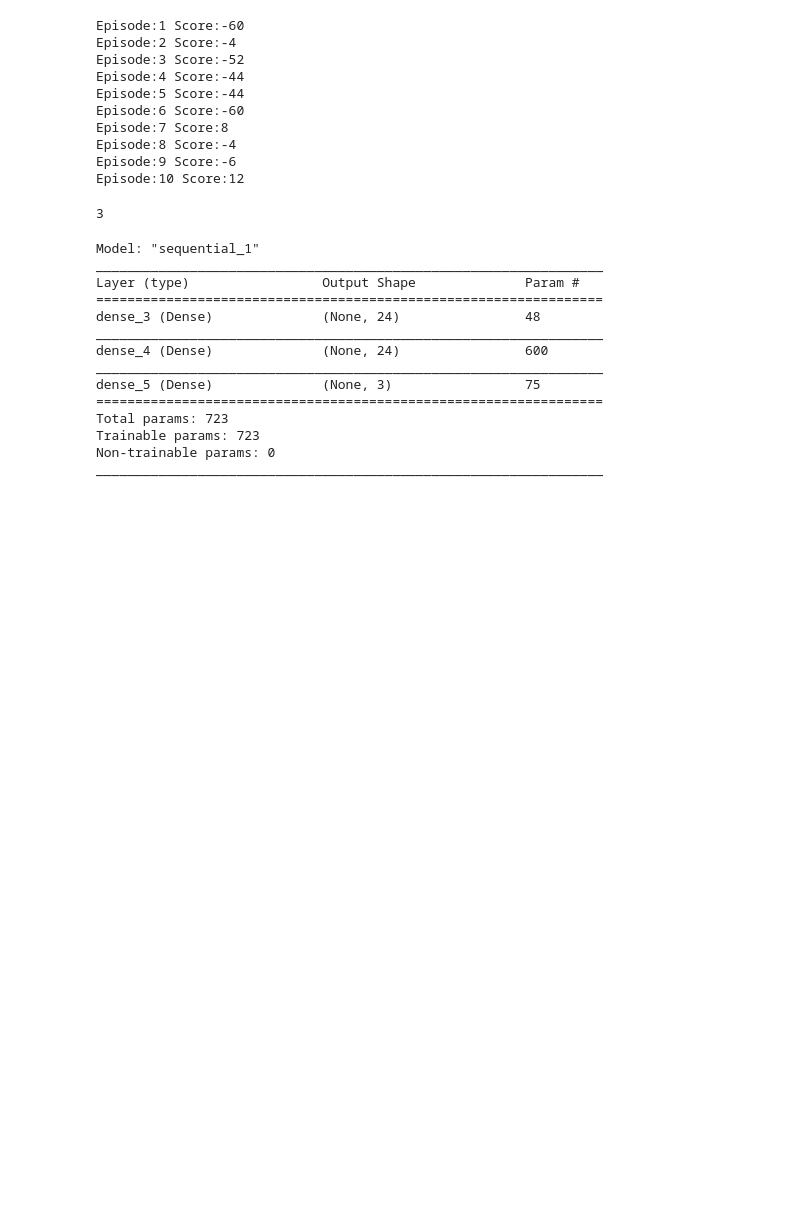
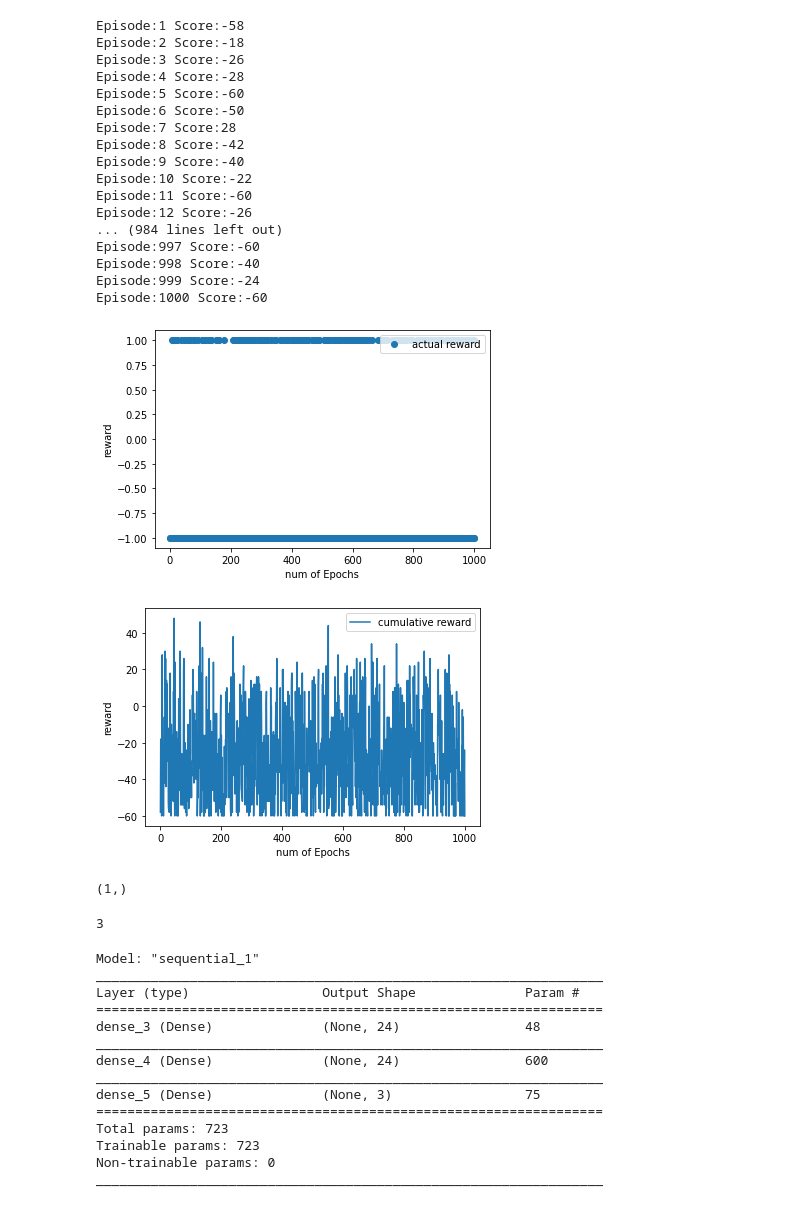
Before and after one commit to abirhazra/Reinforcement-Learning, a Jupyter notebook: Custom_Environment_for_Deep_Reinforcement_Learning.ipynb, the cells around one changed output. Drawn from its saved outputs; the diff is of its cells as text; code cells hidden in the pictures; blank space fills up the shorter version.

```diff
--- a/Custom_Environment_for_Deep_Reinforcement_Learning.ipynb
+++ b/Custom_Environment_for_Deep_Reinforcement_Learning.ipynb
@@ -88,5 +92,8 @@ array([27.050766], dtype=float32)
 # %%
-episodes = 10
+episodes = 1000
+E=[]
+S=[]
+Sc=[]
 for episode in range(1, episodes+1):
     state = env.reset()
     done = False
@@ -97,15 +104,27 @@ for episode in range(1, episodes+1):
         action = env.action_space.sample()
         n_state, reward, done, info = env.step(action)
         score+=reward
+        # S.append(episode)
+
     print('Episode:{} Score:{}'.format(episode, score))
+    E.append(episode)
+    S.append(reward)
+    Sc.append(score)
 # %% [output]
-Episode:1 Score:-60
-Episode:2 Score:-4
-Episode:3 Score:-52
-Episode:4 Score:-44
-Episode:5 Score:-44
-Episode:6 Score:-60
-Episode:7 Score:8
-Episode:8 Score:-4
-Episode:9 Score:-6
-Episode:10 Score:12
+Episode:1 Score:-58
+Episode:2 Score:-18
+Episode:3 Score:-26
+Episode:4 Score:-28
+Episode:5 Score:-60
+Episode:6 Score:-50
+Episode:7 Score:28
+Episode:8 Score:-42
+Episode:9 Score:-40
+Episode:10 Score:-22
+Episode:11 Score:-60
+Episode:12 Score:-26
+... (984 lines left out)
+Episode:997 Score:-60
+Episode:998 Score:-40
+Episode:999 Score:-24
+Episode:1000 Score:-60
@@ -112,3 +137,21 @@ Episode:10 Score:12
+# %%
+# xpoints = np.array([1, 8])
+# ypoints = np.array([3, 10])
+plt.plot(E, S, 'o')
+plt.xlabel('num of Epochs')
+plt.ylabel('reward')
+plt.legend(['actual reward'],loc=1)
+plt.show()
+
+
+plt.plot(E, Sc)
+plt.xlabel('num of Epochs')
+plt.ylabel('reward')
+plt.legend(['cumulative reward'],loc=1)
+plt.show()
+# %% [output]
+[figure, added]
+[figure, added]
 # %%
 import numpy as np
 from tensorflow.keras.models import Sequential
@@ -117,6 +160,10 @@ from tensorflow.keras.optimizers import Adam
 # %%
 states = env.observation_space.shape
 actions = env.action_space.n
+# %%
+states
+# %% [output]
+(1,)
 # %%
 actions
 # %% [output]
```
Also changed, not shown: parts of 12 cells of this notebook.
